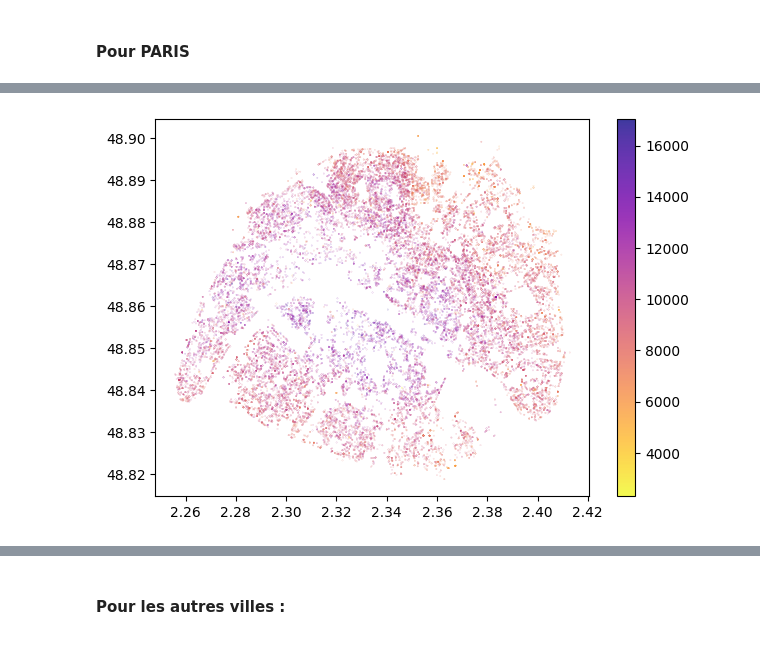
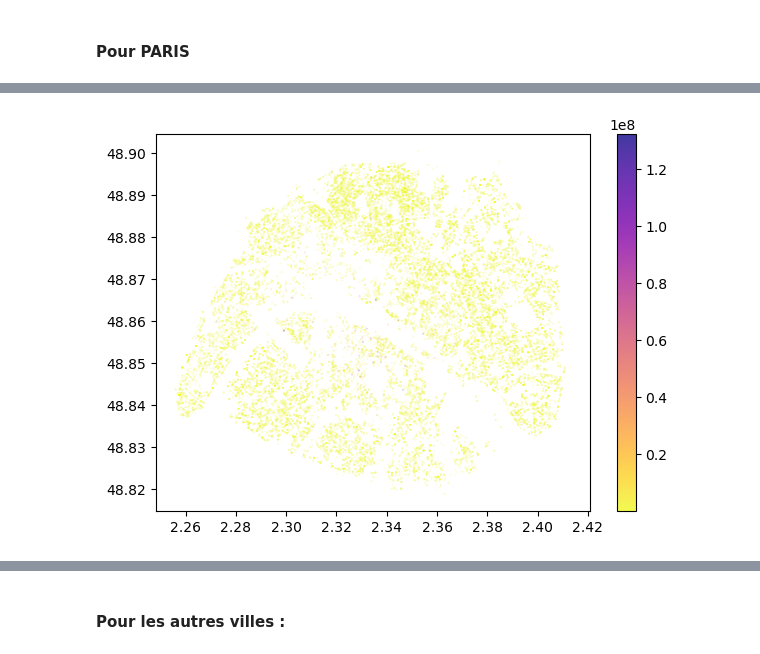
Before and after one commit to Clotilde-23/BDC, a Jupyter notebook: Notebooks/KNN-Coordonnees.ipynb, the cells around one changed output, grey strips where cells are left out. Cells and saved outputs as stored; diff of their text form; code cells hidden in the pictures.

```diff
--- a/Notebooks/KNN-Coordonnees.ipynb
+++ b/Notebooks/KNN-Coordonnees.ipynb
@@ -103,0 +200,2 @@ df.groupby(['bv2012_name', 'code_type_local']).agg({'id_mutation' : 'count'}).re
+# %%
+df['dist_metro'] = list_min
@@ -104,9 +219,12 @@ df.groupby(['bv2012_name', 'code_type_local']).agg({'id_mutation' : 'count'}).re
 # %%
-    # Définition du dataset
+# Définition du dataset
 # Sélectionner Paris sur les appartements (2) + sélection sur les quantiles
 df_model = filtre_data_pour_model(df, 'Paris', 2, 0.1, 0.99)
 
     # Définition des var explicatives
-features = ['latitude', 'longitude', 'nombre_pieces_principales', 'nombre_lots']
+features_knn = ['latitude', 'longitude']
+features_RF = ['nombre_pieces_principales', 'Nombre_dependance', 'Vente_par_iris_tri',
+               'IPL', 'IPL_{Q-1}', 'N_proprietaire', 'N_vacant', 'N_apparts',
+               'n_metros_iris', 'dist_metro', 'taux_accroissement']
     # Def de l'output
-label = 'Prix_m2_log'
+label = 'Prix_m2'
@@ -113,7 +248,7 @@ label = 'Prix_m2_log'
 # %%
 # Split des données en TRAIN et TEST
-X_train, X_test, y_train, y_test = split_temporel_V1(df_model, features, label)
+X_train, X_test, y_train, y_test = split_temporel_V1(df_model, features_RF+features_knn, label)
 # %%
-X_train_knn = X_train[['latitude', 'longitude']]
-X_test_knn = X_test[['latitude', 'longitude']]
+X_train_knn = X_train[features_knn]
+X_test_knn = X_test[features_knn]
 # %% [markdown]
@@ -139,18 +291,18 @@ MDAPE:  12.9945680804294
 # %%
 y_pred = knn_pipe.predict(X_test_knn)
 
 x = X_test['longitude']
 y = X_test['latitude']
-c = np.exp(y_pred)
+c = np.exp(y_pred/1000)
 
 plt.rcParams['figure.figsize'] = [7, 5]
 plt.rcParams['figure.dpi'] = 100
 
 plt.scatter(x, y, s=0.01, c=c, cmap='plasma_r', alpha=0.8)
 plt.colorbar()
 plt.show()
 # %% [output]
-[figure, old version]
+[figure, new version]
 # %%
 y_pred
 # %% [output]
```
Also changed, not shown: parts of 36 cells of this notebook.
